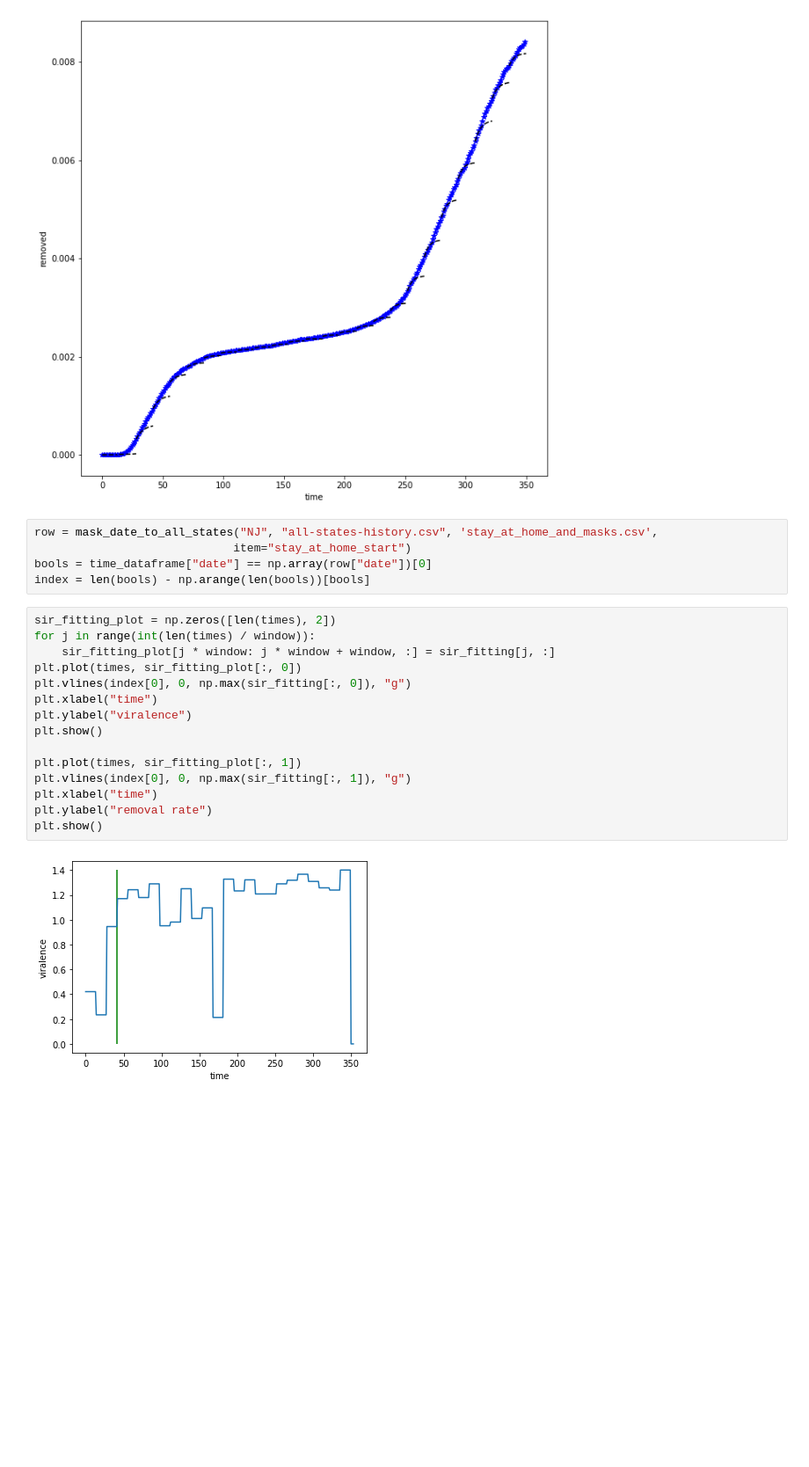
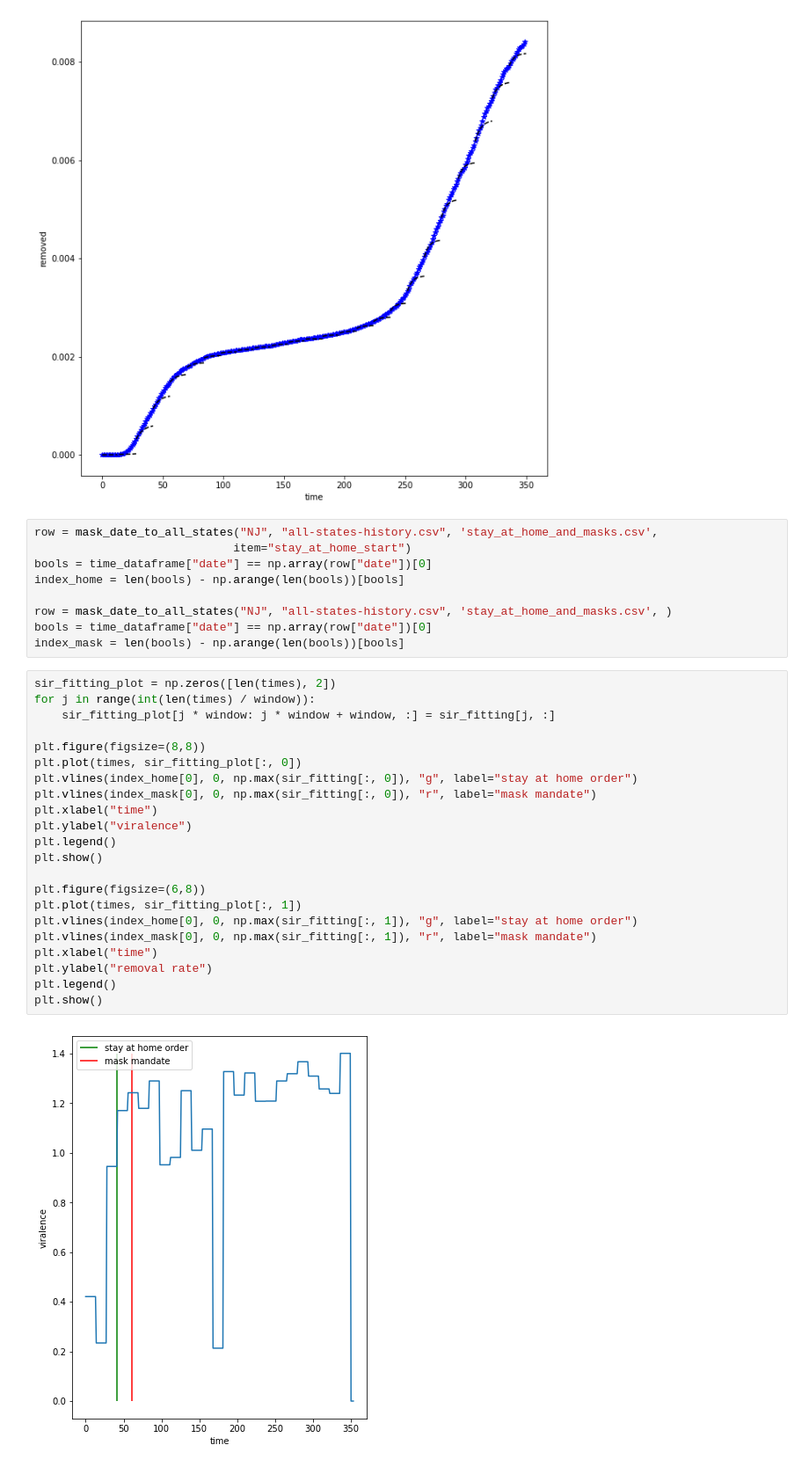
Before and after one commit to JeromeTroy/gsg_project_5, a Jupyter notebook: Presentation Demonstration.ipynb, the cells around one changed output. Shown at 88% size. Cells and saved outputs as stored; diff of their text form; blank space fills up the shorter version.

Commit message:
Added mask mandates lines

```diff
--- a/Presentation Demonstration.ipynb
+++ b/Presentation Demonstration.ipynb
@@ -142,25 +142,36 @@ plt.ylabel("removed")
 plt.show()
 # %% [output]
 [figure]
-# %%
-row = mask_date_to_all_states("NJ", "all-states-history.csv", 'stay_at_home_and_masks.csv',
-                             item="stay_at_home_start")
-bools = time_dataframe["date"] == np.array(row["date"])[0]
-index = len(bools) - np.arange(len(bools))[bools]
+# %%
+row = mask_date_to_all_states("NJ", "all-states-history.csv", 'stay_at_home_and_masks.csv',
+                             item="stay_at_home_start")
+bools = time_dataframe["date"] == np.array(row["date"])[0]
+index_home = len(bools) - np.arange(len(bools))[bools]
+
+row = mask_date_to_all_states("NJ", "all-states-history.csv", 'stay_at_home_and_masks.csv', )
+bools = time_dataframe["date"] == np.array(row["date"])[0]
+index_mask = len(bools) - np.arange(len(bools))[bools]
 # %%
 sir_fitting_plot = np.zeros([len(times), 2])
 for j in range(int(len(times) / window)):
     sir_fitting_plot[j * window: j * window + window, :] = sir_fitting[j, :]
+
+plt.figure(figsize=(8,8))
 plt.plot(times, sir_fitting_plot[:, 0])
-plt.vlines(index[0], 0, np.max(sir_fitting[:, 0]), "g")
+plt.vlines(index_home[0], 0, np.max(sir_fitting[:, 0]), "g", label="stay at home order")
+plt.vlines(index_mask[0], 0, np.max(sir_fitting[:, 0]), "r", label="mask mandate")
 plt.xlabel("time")
 plt.ylabel("viralence")
+plt.legend()
 plt.show()
 
+plt.figure(figsize=(6,8))
 plt.plot(times, sir_fitting_plot[:, 1])
-plt.vlines(index[0], 0, np.max(sir_fitting[:, 1]), "g")
+plt.vlines(index_home[0], 0, np.max(sir_fitting[:, 1]), "g", label="stay at home order")
+plt.vlines(index_mask[0], 0, np.max(sir_fitting[:, 1]), "r", label="mask mandate")
 plt.xlabel("time")
 plt.ylabel("removal rate")
+plt.legend()
 plt.show()
 # %% [output]
-[figure, old version]
+[figure, new version]
```
Also changed, not shown: parts of 1 cell of this notebook, 1 other file.
